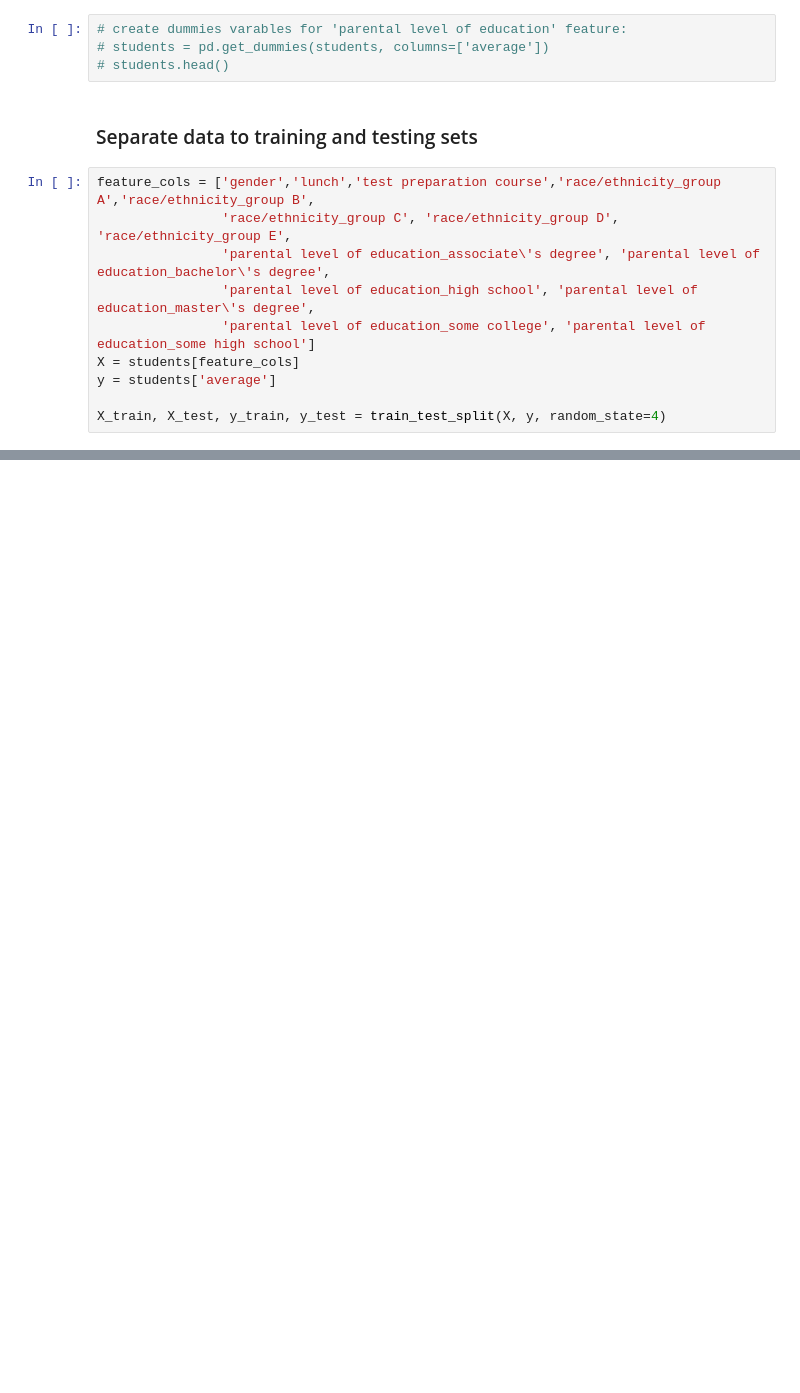
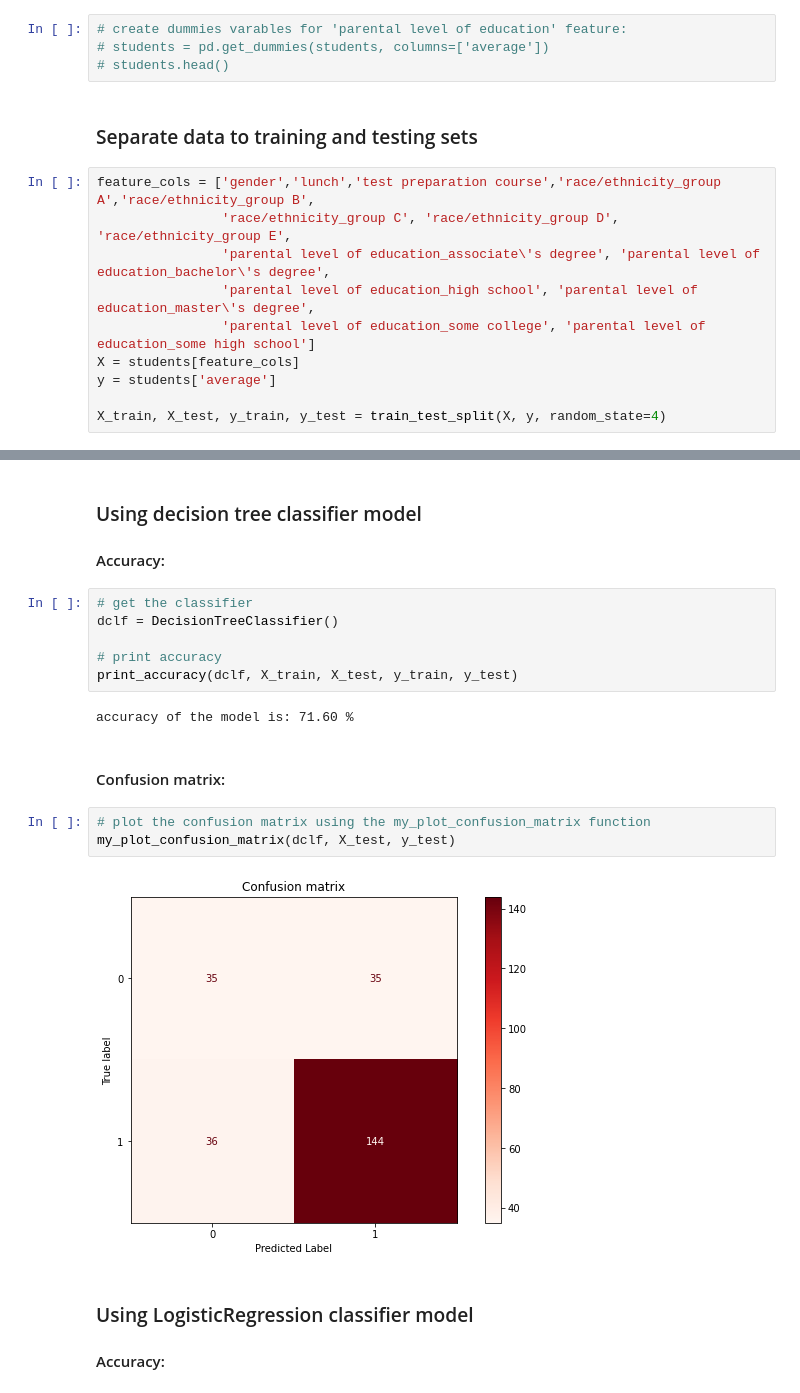
Before and after one commit to kggold4/final-project-intro-data-science, a Jupyter notebook: notebook3.ipynb, the cells around one changed output, grey strips where cells are left out. Cells and saved outputs as stored; diff of their text form; blank space fills up the shorter version.

```diff
--- a/notebook3.ipynb
+++ b/notebook3.ipynb
@@ -326,0 +377,21 @@ X_train, X_test, y_train, y_test = train_test_split(X, y, random_state=4)
+# %% [markdown]
+### Using decision tree classifier model
+#### Accuracy:
+# %%
+# get the classifier
+dclf = DecisionTreeClassifier()
+
+# print accuracy
+print_accuracy(dclf, X_train, X_test, y_train, y_test)
+# %% [output]
+accuracy of the model is: 71.60 %
+# %% [markdown]
+#### Confusion matrix:
+# %%
+# plot the confusion matrix using the my_plot_confusion_matrix function
+my_plot_confusion_matrix(dclf, X_test, y_test)
+# %% [output]
+[figure, added]
+# %% [markdown]
+### Using LogisticRegression classifier model
+#### Accuracy:
```
Also changed, not shown: parts of 13 cells of this notebook.
